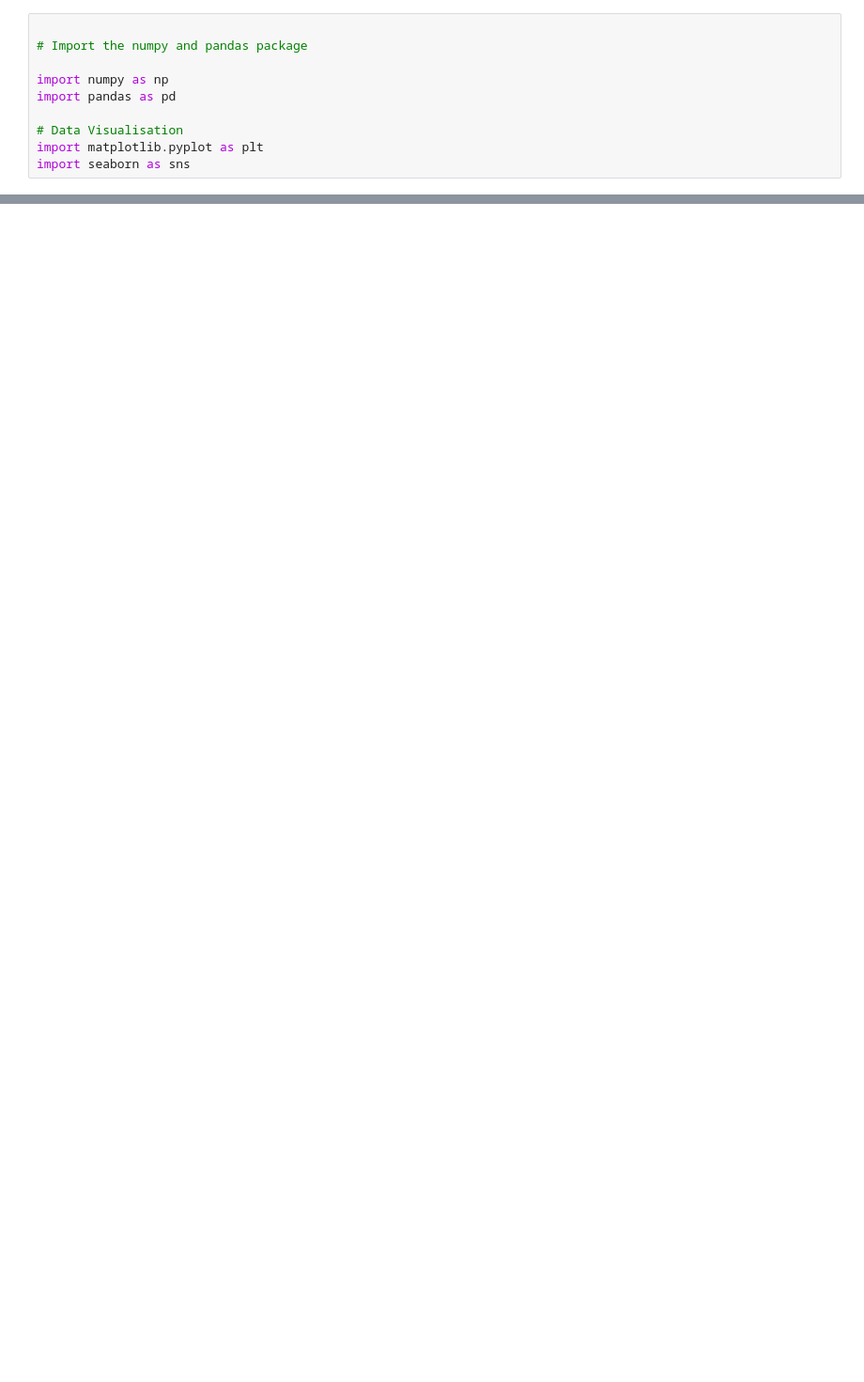
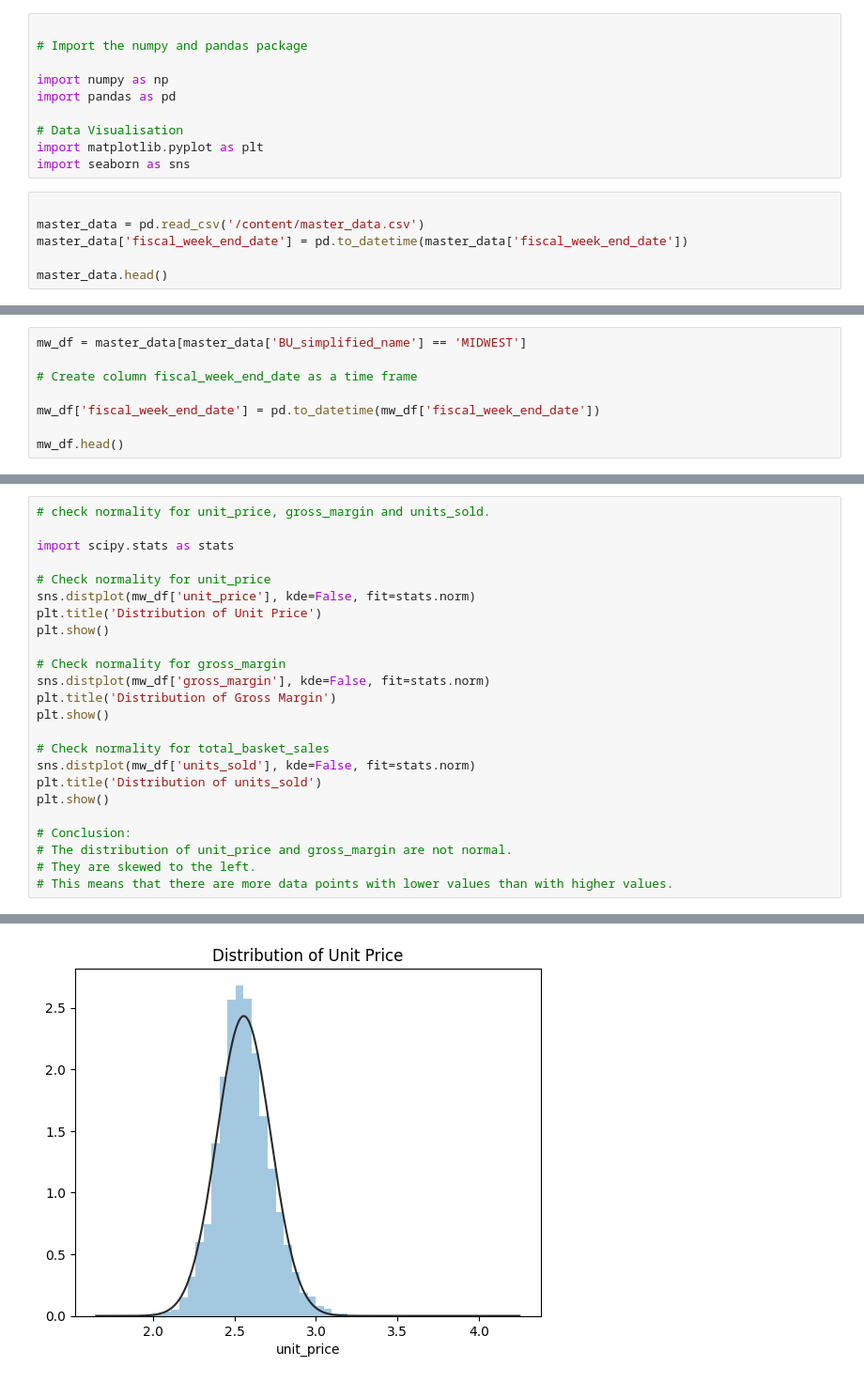
Before and after one commit to MariamAmmar/6644_Final_Project, a Jupyter notebook: Midwest.ipynb, the cells around one changed output, grey strips where cells are left out. Shown at 94% size. Drawn from its saved outputs; the diff is of its cells as text; blank space fills up the shorter version.

```diff
--- a/Midwest.ipynb
+++ b/Midwest.ipynb
@@ -10,3 +10,9 @@ import pandas as pd
 # Data Visualisation
 import matplotlib.pyplot as plt
 import seaborn as sns
+# %%
+
+master_data = pd.read_csv('/content/master_data.csv')
+master_data['fiscal_week_end_date'] = pd.to_datetime(master_data['fiscal_week_end_date'])
+
+master_data.head()
@@ -12,0 +27,8 @@ import seaborn as sns
+# %%
+mw_df = master_data[master_data['BU_simplified_name'] == 'MIDWEST']
+
+# Create column fiscal_week_end_date as a time frame
+
+mw_df['fiscal_week_end_date'] = pd.to_datetime(mw_df['fiscal_week_end_date'])
+
+mw_df.head()
@@ -12,0 +114,25 @@ import seaborn as sns
+# %%
+# check normality for unit_price, gross_margin and units_sold.
+
+import scipy.stats as stats
+
+# Check normality for unit_price
+sns.distplot(mw_df['unit_price'], kde=False, fit=stats.norm)
+plt.title('Distribution of Unit Price')
+plt.show()
+
+# Check normality for gross_margin
+sns.distplot(mw_df['gross_margin'], kde=False, fit=stats.norm)
+plt.title('Distribution of Gross Margin')
+plt.show()
+
+# Check normality for total_basket_sales
+sns.distplot(mw_df['units_sold'], kde=False, fit=stats.norm)
+plt.title('Distribution of units_sold')
+plt.show()
+
+# Conclusion:
+# The distribution of unit_price and gross_margin are not normal.
+# They are skewed to the left.
+# This means that there are more data points with lower values than with higher values.
+# %% [output]
@@ -12,0 +148 @@ import seaborn as sns
+[figure, added]
```
Also changed, not shown: parts of 12 cells of this notebook.
